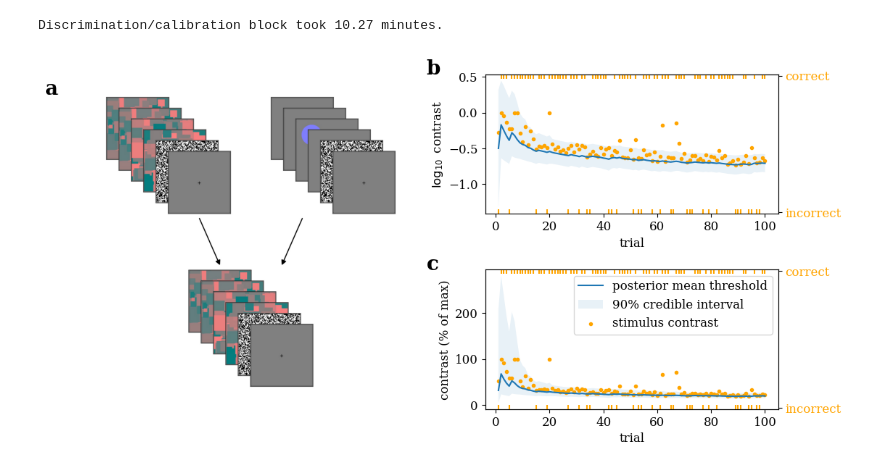
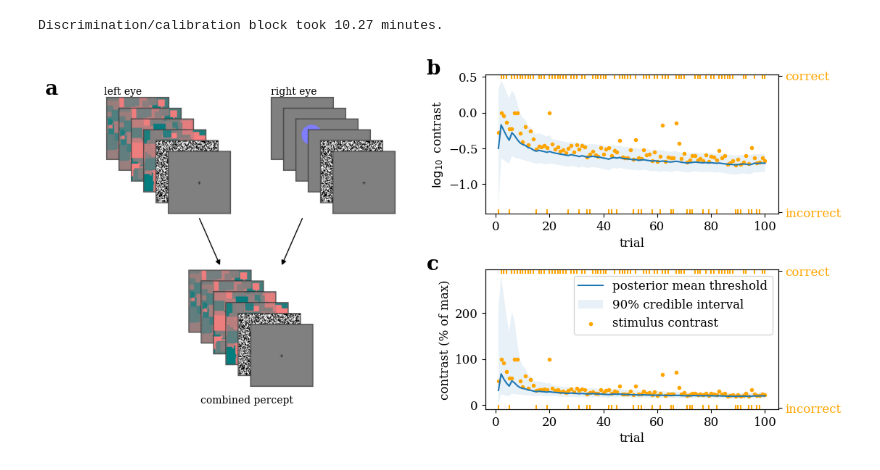
Before and after one commit to apex-lab/agency-cfs-analysis, a Jupyter notebook: calibration-block-illustration.ipynb, the cells around one changed output. Cells and saved outputs as stored; diff of their text form; code cells hidden in the pictures.

Commit message:
adds left/right labels to illustration

```diff
--- a/calibration-block-illustration.ipynb
+++ b/calibration-block-illustration.ipynb
@@ -74,31 +74,49 @@ def plot_contrast(ax1, df, plot_scale):
     ax2.set_yticks([0, 1])
     ax2.set_yticklabels(['incorrect', 'correct'])
     ax2.tick_params(axis = 'y', labelcolor = 'orange')
 
 fig = plt.figure(figsize = (12, 6))
 gs = gridspec.GridSpec(2, 2, wspace = .3, hspace = .4)
 
 # plot CFS illustration
 left_ax = fig.add_subplot(gs[:, 0])
 img = plt.imread('cfs.jpeg') # generated in experiment directory
 left_ax.imshow(img)
 add_label(left_ax, 'a')
 left_ax.axis('off')
+# and add left/right labels
+xmin, xmax = left_ax.get_xlim()
+xscale = xmax - xmin
+ymin, ymax = left_ax.get_ylim()
+yscale = ymin - ymax
+left_ax.text(
+    0., ymax,
+    'left eye', size = 10
+)
+left_ax.text(
+    .57*xscale, ymax,
+    'right eye', size = 10
+)
+left_ax.text(
+    xmin + .33*xscale, ymin + .05*yscale,
+    'combined percept', size = 10
+)
+
 
 # plot on log scale
 top_ax = fig.add_subplot(gs[0, 1])
 plot_contrast(top_ax, df, 'log10')
 add_label(top_ax, 'b')
 
 # plot on linear scale
 bottom_ax = fig.add_subplot(gs[1, 1])
 plot_contrast(bottom_ax, df, 'percent')
 add_label(bottom_ax, 'c')
 
 if not os.path.exists('figures'):
     os.mkdir('figures')
 f = os.path.join('figures', 'calibration-block.jpeg')
 plt.savefig(f, dpi = 500, bbox_inches = 'tight')
 plt.show()
 # %% [output]
-[figure, old version]
+[figure, new version]
```
Also changed, not shown: 1 other file.
